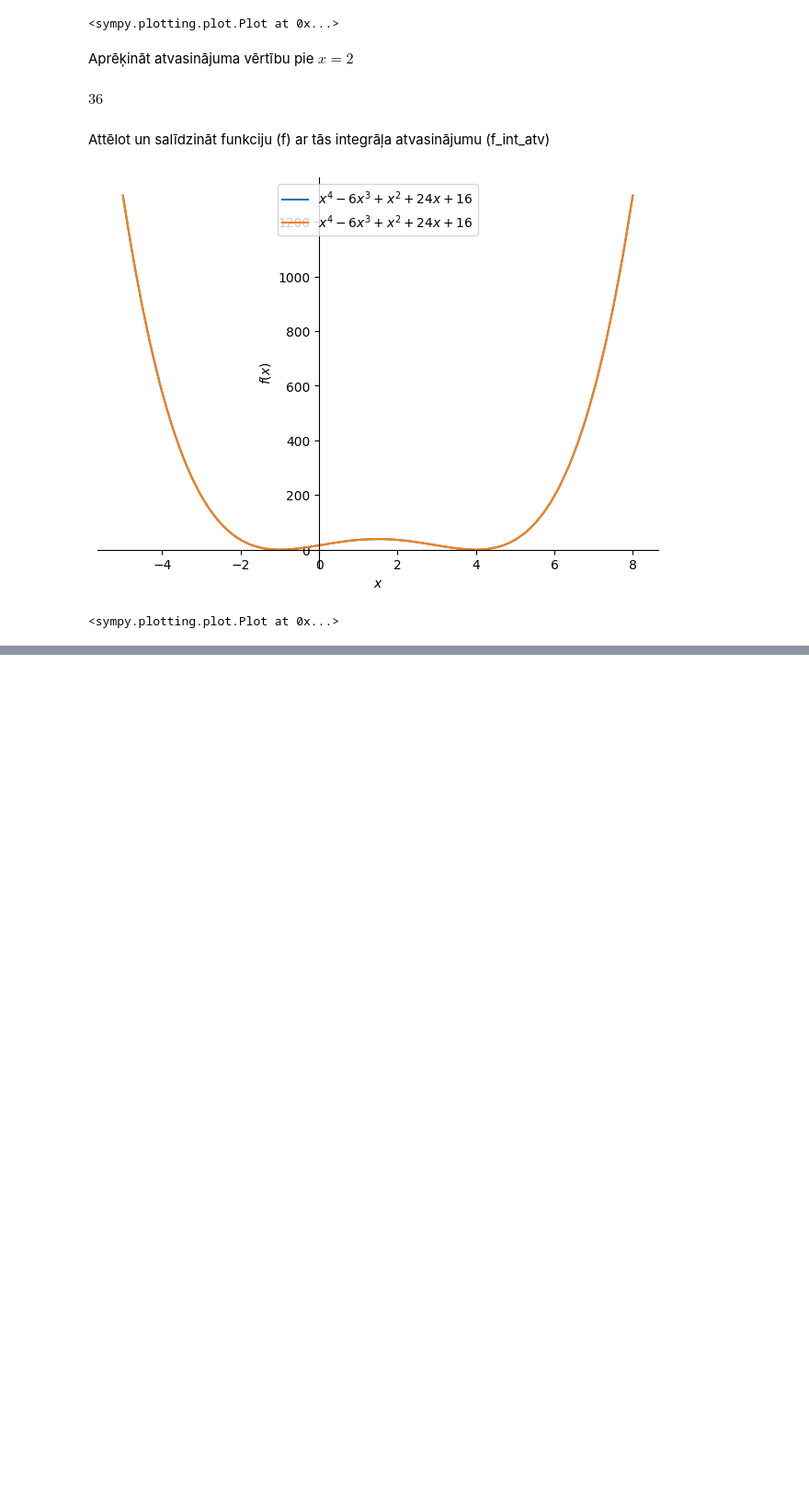
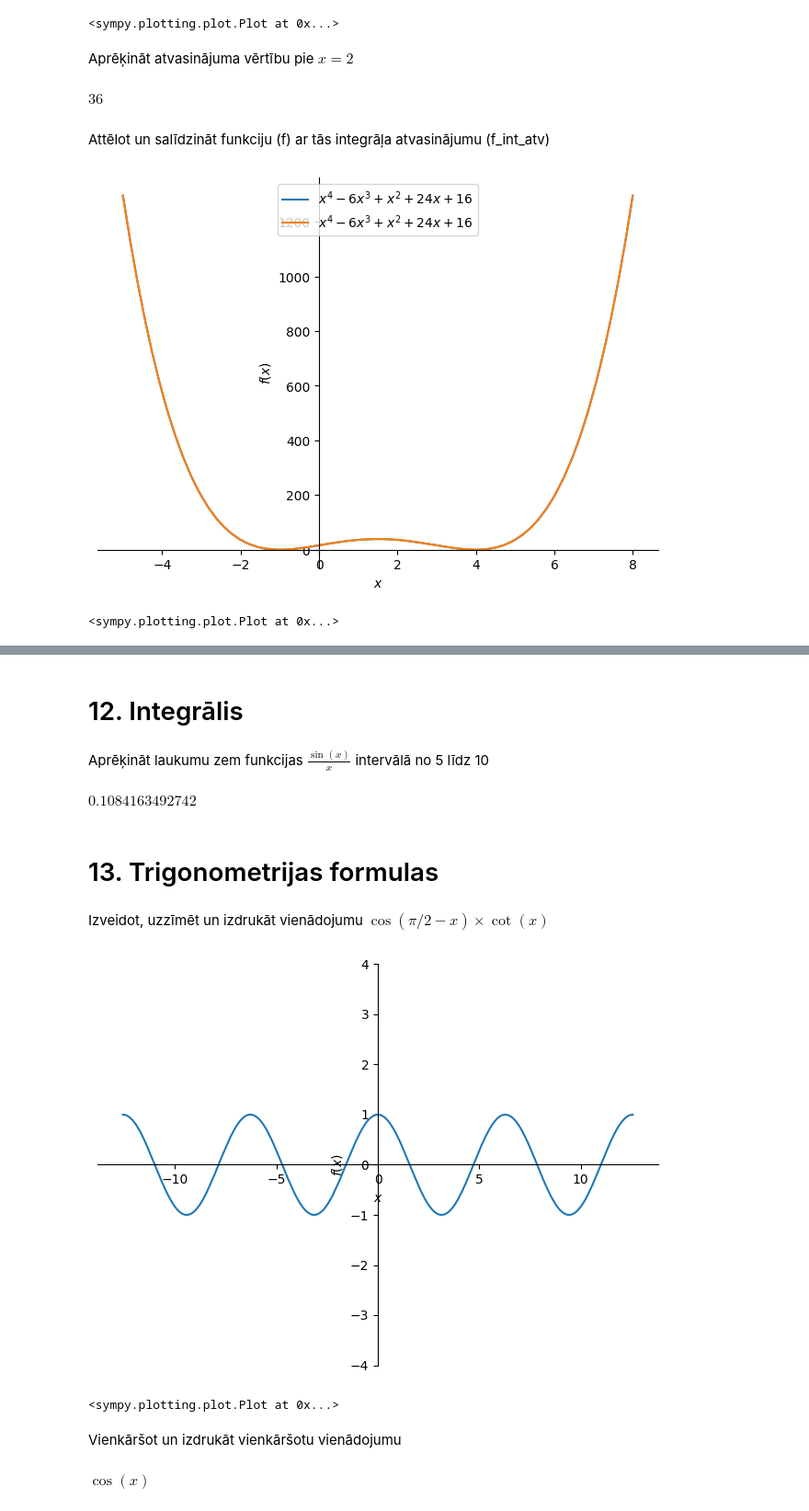
Before and after one commit to eduardblumental/lu-msc-math-and-data-science, a Jupyter notebook: Matemātiskās metodes ar Python, R un Matlab/homeworks/HW5_Blumentals.ipynb, the cells around one changed output, grey strips where cells are left out. Shown: that part at 92% size. Drawn from its saved outputs; the diff is of its cells as text; code cells hidden in the pictures; blank space fills up the shorter version.

```diff
--- a/Matemātiskās metodes ar Python, R un Matlab/homeworks/HW5_Blumentals.ipynb
+++ b/Matemātiskās metodes ar Python, R un Matlab/homeworks/HW5_Blumentals.ipynb
@@ -145,0 +339,29 @@ plot(f, f_int_atv, (x, -5, 8), legend=True)
+# %% [markdown]
+# 12. Integrālis
+# %% [markdown]
+Aprēķināt laukumu zem funkcijas $\frac{\sin(x)}{x}$ intervālā no 5 līdz 10
+# %%
+expr = sin(x)/x
+area = integrate(expr, (x, 5, 10))
+
+area.evalf()
+# %% [output]
+$\displaystyle 0.1084163492742$
+# %% [markdown]
+# 13. Trigonometrijas formulas
+# %% [markdown]
+Izveidot, uzzīmēt un izdrukāt vienādojumu $\cos(\pi/2 - x) \times \cot(x)$
+# %%
+x = symbols('x')
+equation = cos(pi/2 - x) * cot(x)
+plot(equation, (x, -4*pi, 4*pi), ylim=(-4, 4))
+# %% [output]
+[figure, added]
+<sympy.plotting.plot.Plot at 0x...>
+# %% [markdown]
+Vienkāršot un izdrukāt vienkāršotu vienādojumu
+# %%
+simplified_equation = simplify(equation)
+simplified_equation
+# %% [output]
+$\displaystyle \cos{\left(x \right)}$
```
Also changed, not shown: parts of 51 cells of this notebook.
